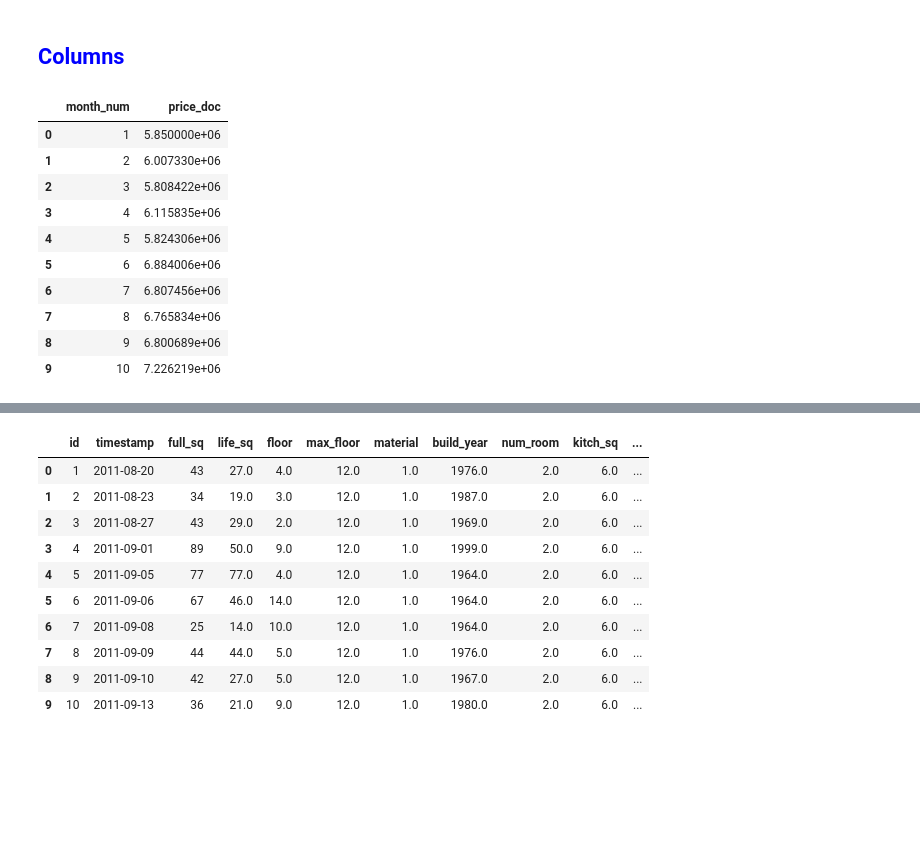
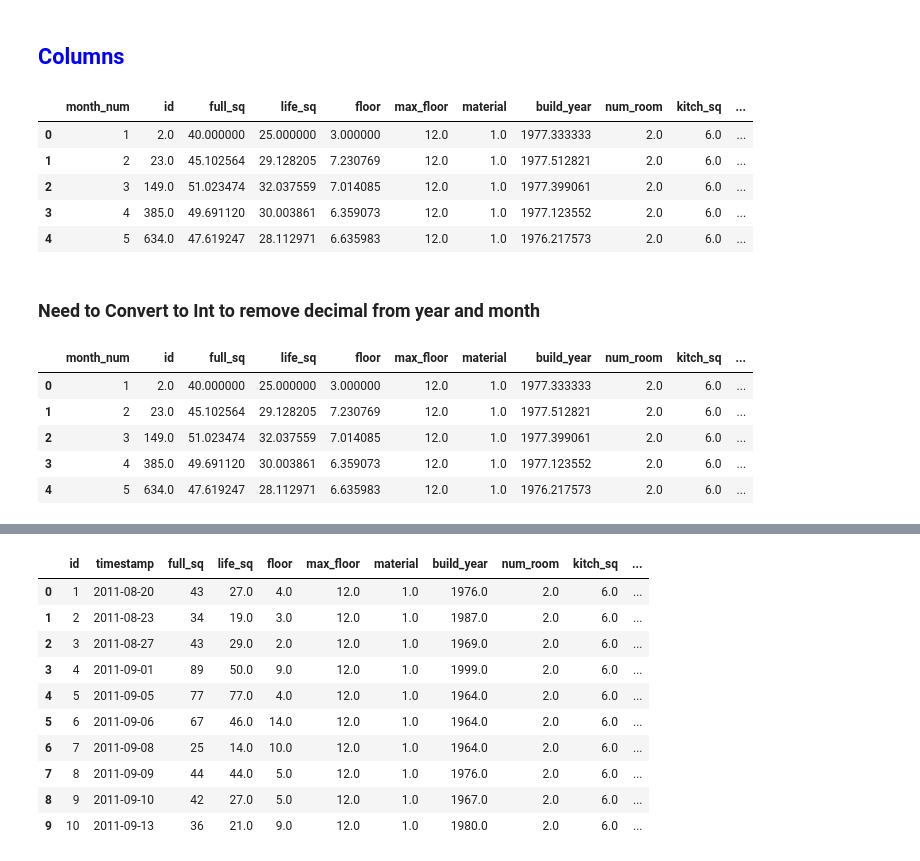
Before and after one commit to quedogf94/Spring2019_Project1, a Jupyter notebook: Goal_1.ipynb, the cells around one changed output, grey strips where cells are left out. Cells and saved outputs as stored; diff of their text form; code cells hidden in the pictures; blank space fills up the shorter version.

Commit message:
Created dataset for Goal 2.

```diff
--- a/Goal_1.ipynb
+++ b/Goal_1.ipynb
@@ -128,4 +128,4 @@ month_num_count.columns = ['month_num', 'Count']
 # %%
 goal2_df = train_df.groupby('month_num', as_index=False)['price_doc'].mean()
 # %%
-test_df = train_df.groupby('month_num')
+goal_df = train_df.groupby('month_num', as_index=False).mean()
@@ -138,14 +132,11 @@ test_df = train_df.groupby('month_num')
-# %%
-goal2_df.head(10)
-# %% [output]
-|  | month_num | price_doc |
-| 0 | 1 | 5.850000e+06 |
-| 1 | 2 | 6.007330e+06 |
-| 2 | 3 | 5.808422e+06 |
-| 3 | 4 | 6.115835e+06 |
-| 4 | 5 | 5.824306e+06 |
-| 5 | 6 | 6.884006e+06 |
-| 6 | 7 | 6.807456e+06 |
-| 7 | 8 | 6.765834e+06 |
-| 8 | 9 | 6.800689e+06 |
-| 9 | 10 | 7.226219e+06 |
+# %%
+goal_df.head()
+# %% [output]
+|  | month_num | id | full_sq | life_sq | floor | max_floor | material | build_year | num_room | kitch_sq | ... |
+| 0 | 1 | 2.0 | 40.000000 | 25.000000 | 3.000000 | 12.0 | 1.0 | 1977.333333 | 2.0 | 6.0 | ... |
+| 1 | 2 | 23.0 | 45.102564 | 29.128205 | 7.230769 | 12.0 | 1.0 | 1977.512821 | 2.0 | 6.0 | ... |
+| 2 | 3 | 149.0 | 51.023474 | 32.037559 | 7.014085 | 12.0 | 1.0 | 1977.399061 | 2.0 | 6.0 | ... |
+| 3 | 4 | 385.0 | 49.691120 | 30.003861 | 6.359073 | 12.0 | 1.0 | 1977.123552 | 2.0 | 6.0 | ... |
+| 4 | 5 | 634.0 | 47.619247 | 28.112971 | 6.635983 | 12.0 | 1.0 | 1976.217573 | 2.0 | 6.0 | ... |
+# %% [markdown]
+### Need to Convert to Int to remove decimal from year and month
@@ -151,0 +146,11 @@ goal2_df.head(10)
+# %%
+###Concatenate Year and month
+goal_df['monthYear'] = (goal_df['year'].astype(str)).str.cat(goal_df['month'].astype(str),sep=" ")
+goal_df.head()
+# %% [output]
+|  | month_num | id | full_sq | life_sq | floor | max_floor | material | build_year | num_room | kitch_sq | ... |
+| 0 | 1 | 2.0 | 40.000000 | 25.000000 | 3.000000 | 12.0 | 1.0 | 1977.333333 | 2.0 | 6.0 | ... |
+| 1 | 2 | 23.0 | 45.102564 | 29.128205 | 7.230769 | 12.0 | 1.0 | 1977.512821 | 2.0 | 6.0 | ... |
+| 2 | 3 | 149.0 | 51.023474 | 32.037559 | 7.014085 | 12.0 | 1.0 | 1977.399061 | 2.0 | 6.0 | ... |
+| 3 | 4 | 385.0 | 49.691120 | 30.003861 | 6.359073 | 12.0 | 1.0 | 1977.123552 | 2.0 | 6.0 | ... |
+| 4 | 5 | 634.0 | 47.619247 | 28.112971 | 6.635983 | 12.0 | 1.0 | 1976.217573 | 2.0 | 6.0 | ... |
```
Also changed, not shown: parts of 6 cells of this notebook.
